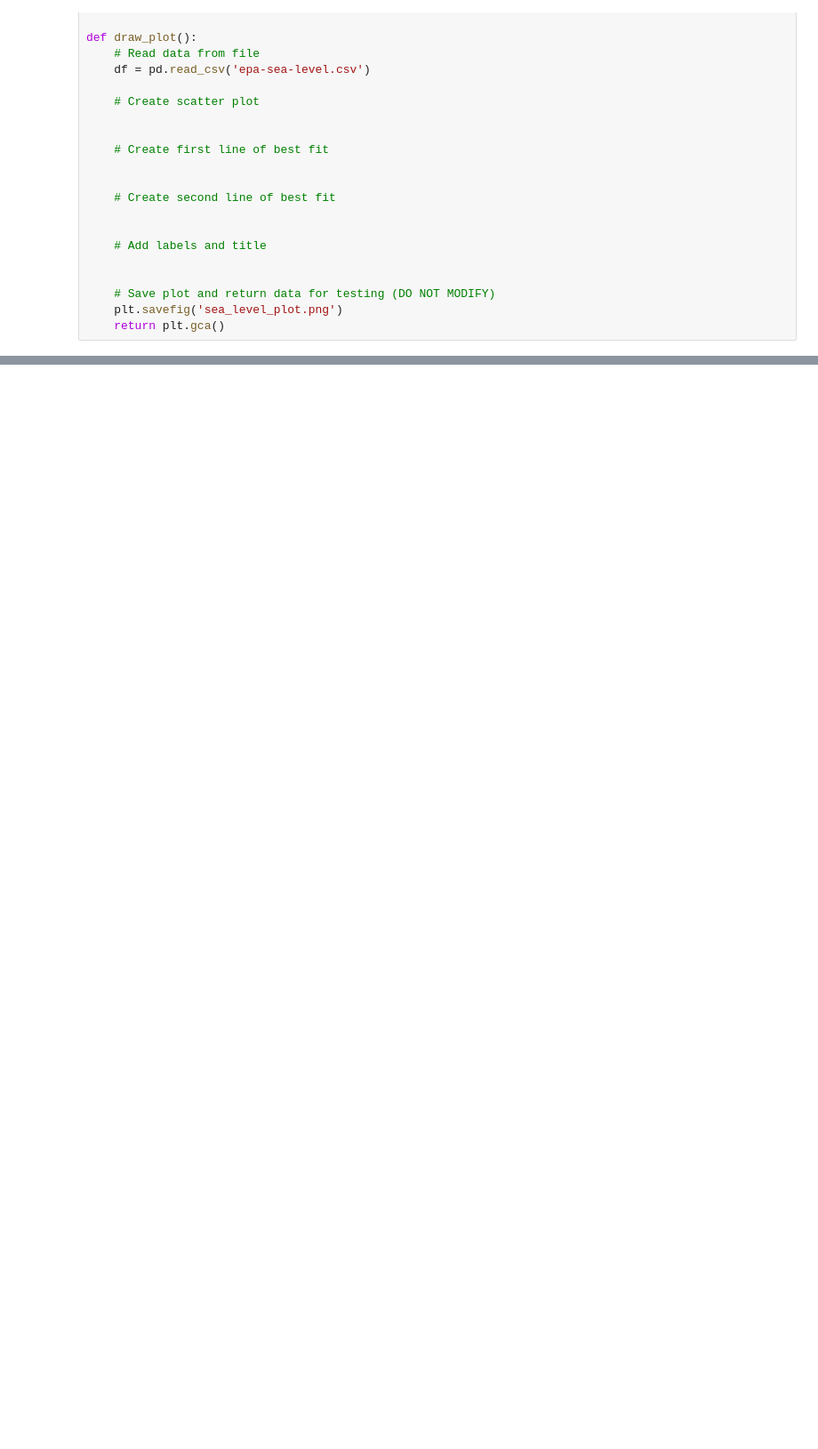
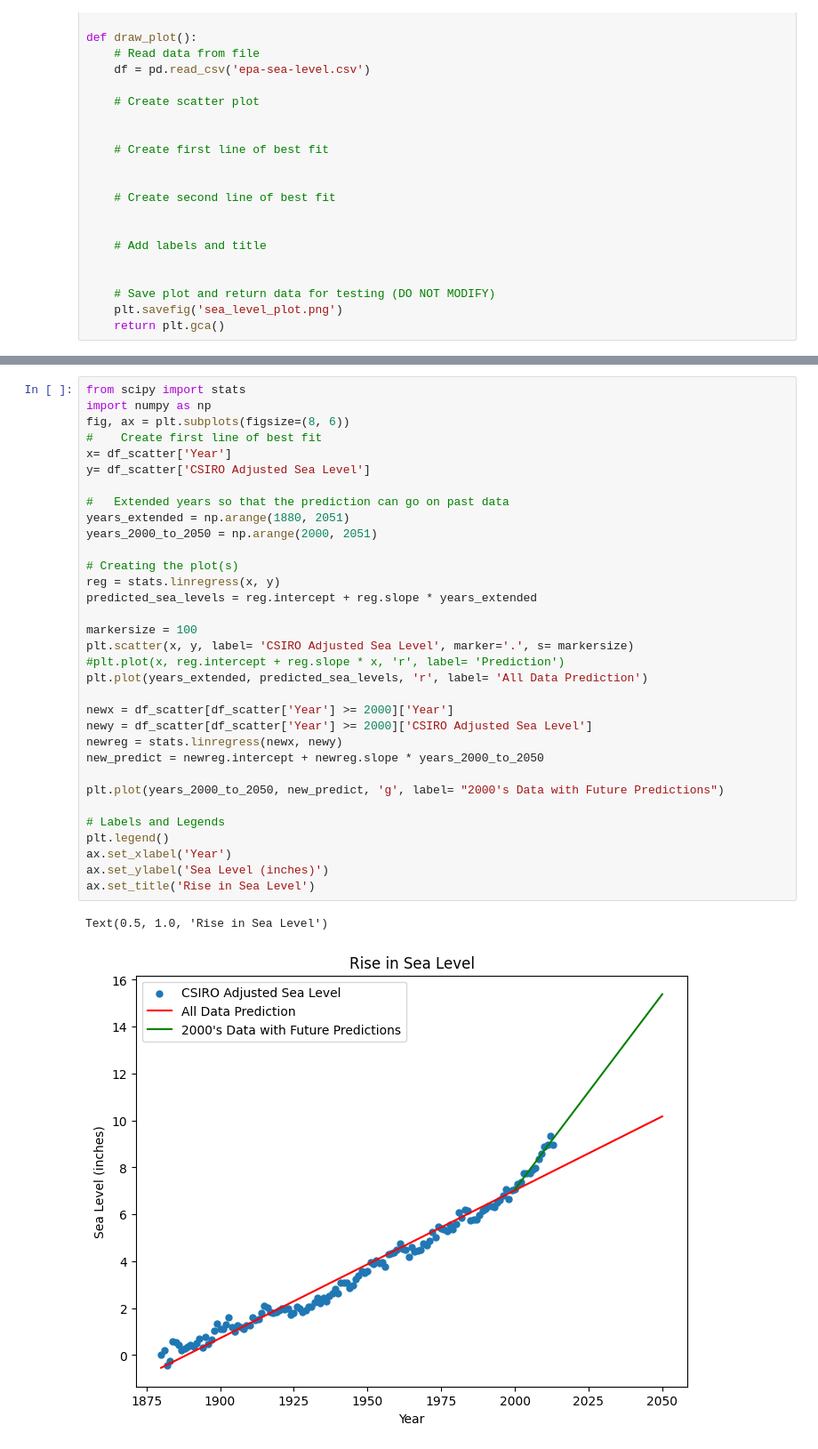
Before and after one commit to garlingz/Sealevel-predict, a Jupyter notebook: notebook.ipynb, the cells around one changed output, grey strips where cells are left out. Shown at 89% size. Cells and saved outputs as stored; diff of their text form; blank space fills up the shorter version.

```diff
--- a/notebook.ipynb
+++ b/notebook.ipynb
@@ -56,0 +78,36 @@ df
+# %%
+from scipy import stats
+import numpy as np
+fig, ax = plt.subplots(figsize=(8, 6))
+#    Create first line of best fit
+x= df_scatter['Year']
+y= df_scatter['CSIRO Adjusted Sea Level']
+
+#   Extended years so that the prediction can go on past data
+years_extended = np.arange(1880, 2051)
+years_2000_to_2050 = np.arange(2000, 2051)
+
+# Creating the plot(s)
+reg = stats.linregress(x, y)
+predicted_sea_levels = reg.intercept + reg.slope * years_extended
+
+markersize = 100
+plt.scatter(x, y, label= 'CSIRO Adjusted Sea Level', marker='.', s= markersize)
+#plt.plot(x, reg.intercept + reg.slope * x, 'r', label= 'Prediction')
+plt.plot(years_extended, predicted_sea_levels, 'r', label= 'All Data Prediction')
+
+newx = df_scatter[df_scatter['Year'] >= 2000]['Year']
+newy = df_scatter[df_scatter['Year'] >= 2000]['CSIRO Adjusted Sea Level']
+newreg = stats.linregress(newx, newy)
+new_predict = newreg.intercept + newreg.slope * years_2000_to_2050
+
+plt.plot(years_2000_to_2050, new_predict, 'g', label= "2000's Data with Future Predictions")
+
+# Labels and Legends
+plt.legend()
+ax.set_xlabel('Year')
+ax.set_ylabel('Sea Level (inches)')
+ax.set_title('Rise in Sea Level')
+# %% [output]
+Text(0.5, 1.0, 'Rise in Sea Level')
+[figure, added]
```
Also changed, not shown: parts of 5 cells of this notebook, 1 other file.
